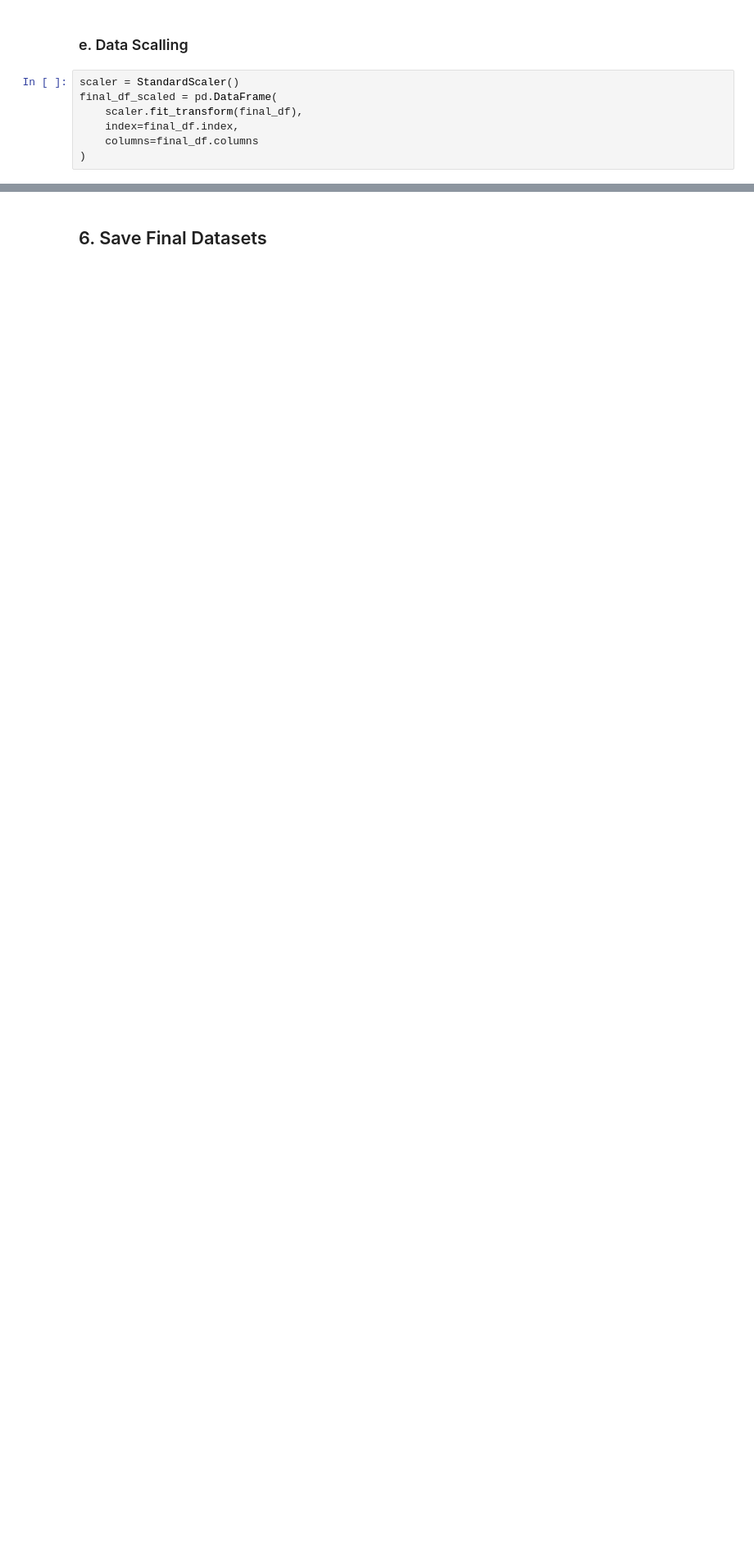
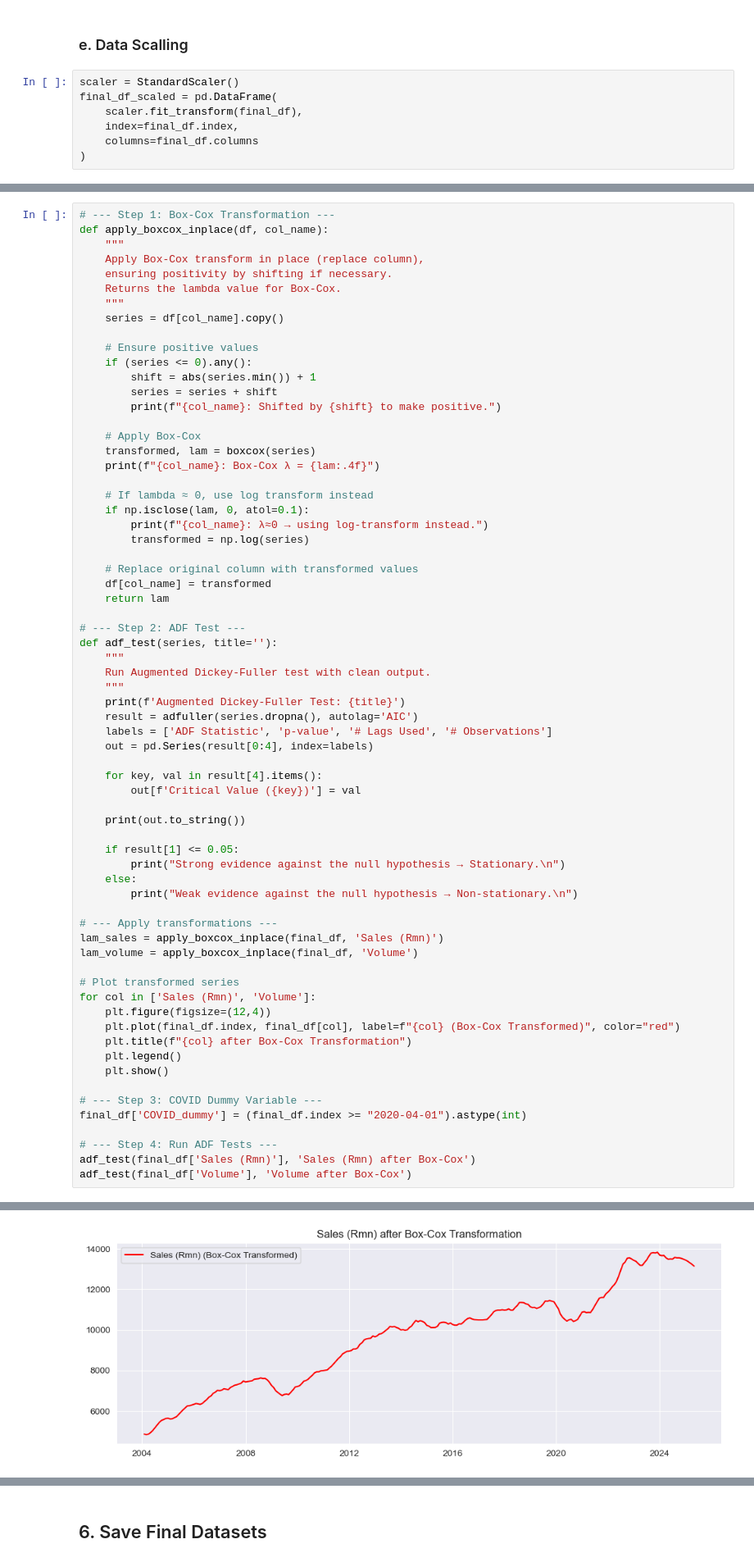
Before and after one commit to MahlatsiM/HonoursResearch, a Jupyter notebook: Cars_Prepro.ipynb, the cells around one changed output, grey strips where cells are left out. Shown at 82% size. Saved outputs shown, nothing was run; the diff lists cells and outputs as text; blank space fills up the shorter version.

Commit message:
Updated Models and Final Results 2

```diff
--- a/Cars_Prepro.ipynb
+++ b/Cars_Prepro.ipynb
@@ -650,0 +655,68 @@ plt.show()
+# %%
+# --- Step 1: Box-Cox Transformation ---
+def apply_boxcox_inplace(df, col_name):
+    """
+    Apply Box-Cox transform in place (replace column),
+    ensuring positivity by shifting if necessary.
+    Returns the lambda value for Box-Cox.
+    """
+    series = df[col_name].copy()
+
+    # Ensure positive values
+    if (series <= 0).any():
+        shift = abs(series.min()) + 1
+        series = series + shift
+        print(f"{col_name}: Shifted by {shift} to make positive.")
+
+    # Apply Box-Cox
+    transformed, lam = boxcox(series)
+    print(f"{col_name}: Box-Cox λ = {lam:.4f}")
+
+    # If lambda ≈ 0, use log transform instead
+    if np.isclose(lam, 0, atol=0.1):
+        print(f"{col_name}: λ≈0 → using log-transform instead.")
+        transformed = np.log(series)
+
+    # Replace original column with transformed values
+    df[col_name] = transformed
+    return lam
+
+# --- Step 2: ADF Test ---
+def adf_test(series, title=''):
+    """
+    Run Augmented Dickey-Fuller test with clean output.
+    """
+    print(f'Augmented Dickey-Fuller Test: {title}')
+    result = adfuller(series.dropna(), autolag='AIC')
+    labels = ['ADF Statistic', 'p-value', '# Lags Used', '# Observations']
+    out = pd.Series(result[0:4], index=labels)
+
+    for key, val in result[4].items():
+        out[f'Critical Value ({key})'] = val
+
+    print(out.to_string())
+
+    if result[1] <= 0.05:
+        print("Strong evidence against the null hypothesis → Stationary.\n")
+    else:
+        print("Weak evidence against the null hypothesis → Non-stationary.\n")
+
+# --- Apply transformations ---
+lam_sales = apply_boxcox_inplace(final_df, 'Sales (Rmn)')
+lam_volume = apply_boxcox_inplace(final_df, 'Volume')
+
+# Plot transformed series
+for col in ['Sales (Rmn)', 'Volume']:
+    plt.figure(figsize=(12,4))
+    plt.plot(final_df.index, final_df[col], label=f"{col} (Box-Cox Transformed)", color="red")
+    plt.title(f"{col} after Box-Cox Transformation")
+    plt.legend()
+    plt.show()
+
+# --- Step 3: COVID Dummy Variable ---
+final_df['COVID_dummy'] = (final_df.index >= "2020-04-01").astype(int)
+
+# --- Step 4: Run ADF Tests ---
+adf_test(final_df['Sales (Rmn)'], 'Sales (Rmn) after Box-Cox')
+adf_test(final_df['Volume'], 'Volume after Box-Cox')
+# %% [output]
@@ -650,0 +725 @@ plt.show()
+[figure, added]
```
Also changed, not shown: parts of 8 cells of this notebook, 1 other file.
